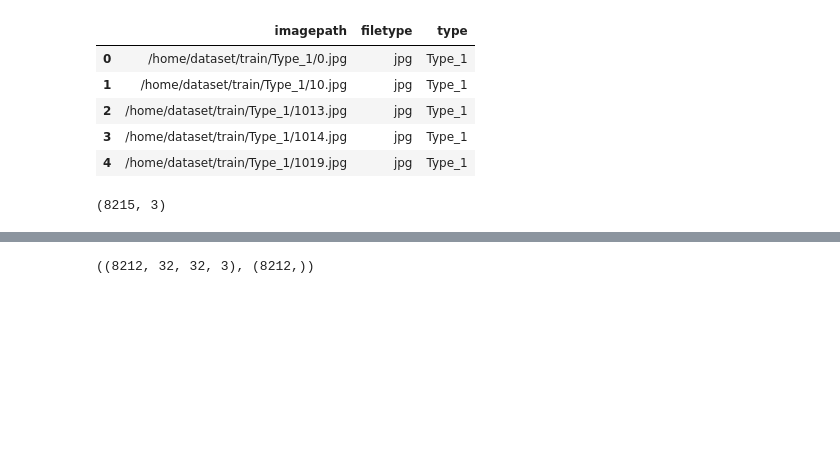
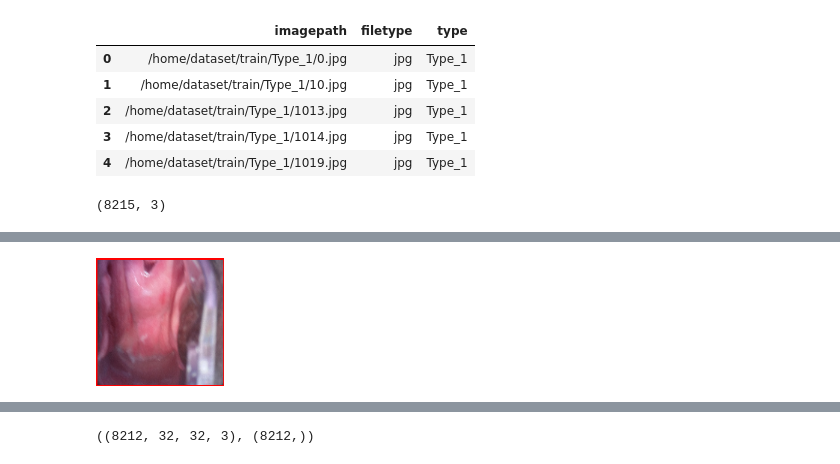
Before and after one commit to rorysroes/Kaggle_Cervical_Cancer_Screening, a Jupyter notebook: Rory/Dev-ipynb/resize_data/segmentation.ipynb, the cells around one changed output, grey strips where cells are left out. Saved outputs shown, nothing was run; the diff lists cells and outputs as text; code cells hidden in the pictures; blank space fills up the shorter version.

```diff
--- a/Rory/Dev-ipynb/resize_data/segmentation.ipynb
+++ b/Rory/Dev-ipynb/resize_data/segmentation.ipynb
@@ -324,0 +289,6 @@ show(test_data1[200])
+# %%
+data2 = np.load('ALL_TRAIN_SEG_128.npy')
+# %%
+show(data2[0])
+# %% [output]
+[figure, added]
```
Also changed, not shown: parts of 35 cells of this notebook, 2 other files.
